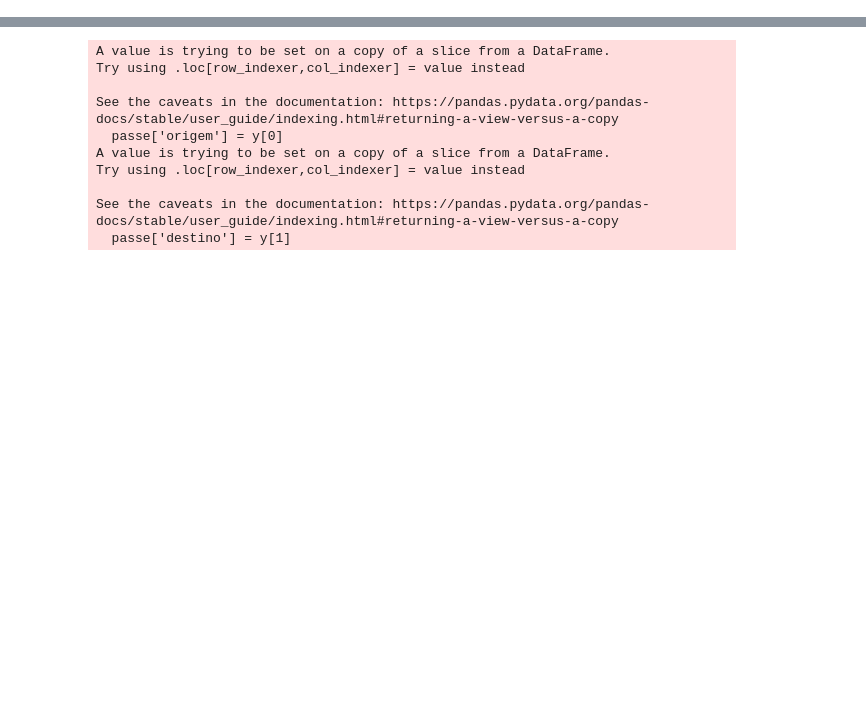
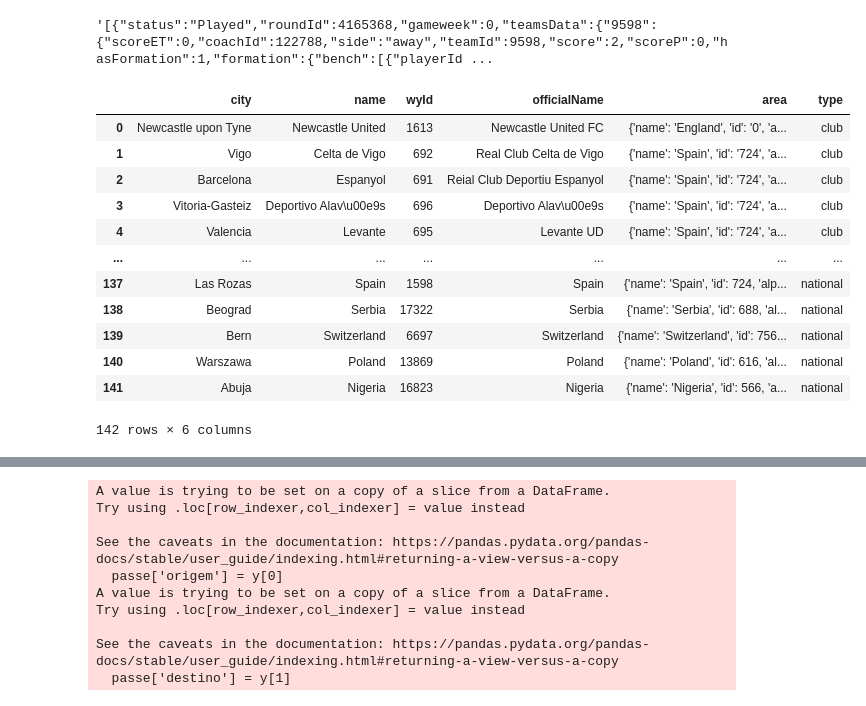
Before and after one commit to eduardobaratela/passing_network, a Jupyter notebook: v0.ipynb, the cells around one changed output, grey strips where cells are left out. Cells and saved outputs as stored; diff of their text form; code cells hidden in the pictures; blank space fills up the shorter version.

```diff
--- a/v0.ipynb
+++ b/v0.ipynb
@@ -1,3 +1,8 @@
 # %%
 import pandas as pd
 import networkx as nx
+import numpy as np
+import json
+
+pd.set_option('display.max_columns', None)
+pd.set_option('display.max_rows', None)
@@ -21,0 +9,4 @@ df
+# %%
+events = pd.read_json('events\events_World_Cup.json')
+matches = pd.read_json('matches\matches_World_Cup.json')
+teams = pd.read_json('teams.json')
@@ -21,0 +70,20 @@ df
+# %%
+dm
+# %% [output]
+'[{"status":"Played","roundId":4165368,"gameweek":0,"teamsData":{"9598":{"scoreET":0,"coachId":122788,"side":"away","teamId":9598,"score":2,"scoreP":0,"hasFormation":1,"formation":{"bench":[{"playerId ...
+# %%
+teams
+# %% [output]
+|  | city | name | wyId | officialName | area | type |
+| 0 | Newcastle upon Tyne | Newcastle United | 1613 | Newcastle United FC | {'name': 'England', 'id': '0', 'a... | club |
+| 1 | Vigo | Celta de Vigo | 692 | Real Club Celta de Vigo | {'name': 'Spain', 'id': '724', 'a... | club |
+| 2 | Barcelona | Espanyol | 691 | Reial Club Deportiu Espanyol | {'name': 'Spain', 'id': '724', 'a... | club |
+| 3 | Vitoria-Gasteiz | Deportivo Alav\u00e9s | 696 | Deportivo Alav\u00e9s | {'name': 'Spain', 'id': '724', 'a... | club |
+| 4 | Valencia | Levante | 695 | Levante UD | {'name': 'Spain', 'id': '724', 'a... | club |
+| ... | ... | ... | ... | ... | ... | ... |
+| 137 | Las Rozas | Spain | 1598 | Spain | {'name': 'Spain', 'id': 724, 'alp... | national |
+| 138 | Beograd | Serbia | 17322 | Serbia | {'name': 'Serbia', 'id': 688, 'al... | national |
+| 139 | Bern | Switzerland | 6697 | Switzerland | {'name': 'Switzerland', 'id': 756... | national |
+| 140 | Warszawa | Poland | 13869 | Poland | {'name': 'Poland', 'id': 616, 'al... | national |
+| 141 | Abuja | Nigeria | 16823 | Nigeria | {'name': 'Nigeria', 'id': 566, 'a... | national |
+142 rows × 6 columns
```
Also changed, not shown: parts of 13 cells of this notebook, 5 other files.
